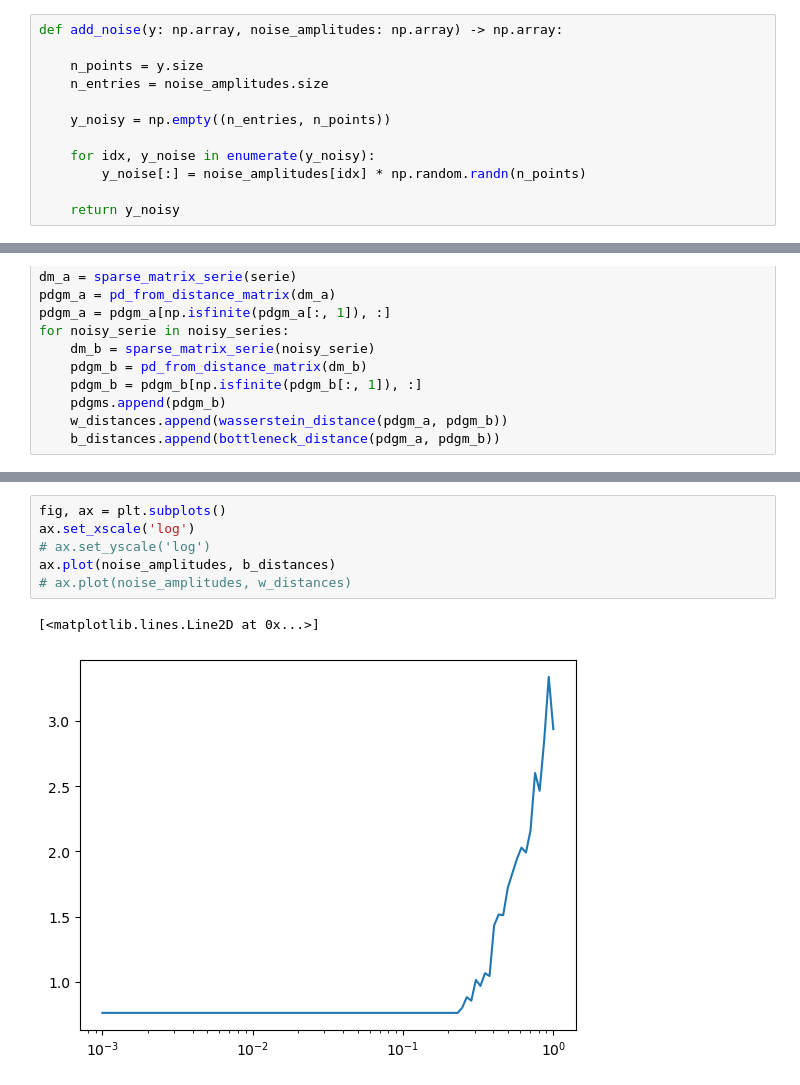
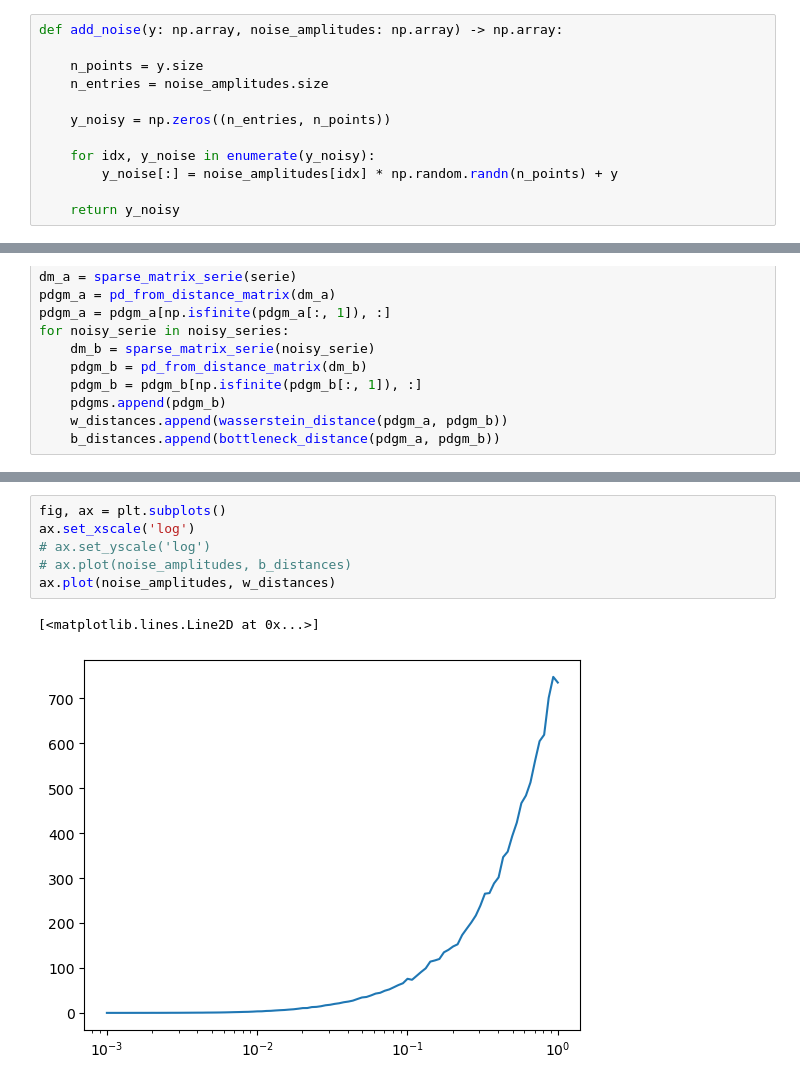
Before and after one commit to cosmic-hi-5/astropology, a Jupyter notebook: explore/distance.ipynb, the cells around one changed output, grey strips where cells are left out. Cells and saved outputs as stored; diff of their text form.

Commit message:
bug: correct function to add noise to a time series
In the past the function just returned noise rather than adding noise to the original time series

```diff
--- a/explore/distance.ipynb
+++ b/explore/distance.ipynb
@@ -18,10 +18,10 @@ def add_noise(y: np.array, noise_amplitudes: np.array) -> np.array:
     n_points = y.size
     n_entries = noise_amplitudes.size
 
-    y_noisy = np.empty((n_entries, n_points))
+    y_noisy = np.zeros((n_entries, n_points))
 
     for idx, y_noise in enumerate(y_noisy):
-        y_noise[:] = noise_amplitudes[idx] * np.random.randn(n_points)
+        y_noise[:] = noise_amplitudes[idx] * np.random.randn(n_points) + y
 
     return y_noisy
 # %%
@@ -52,9 +61,9 @@ plot_diagrams([pdgm_a, pdgms[-1]], labels = ['H0 Original', 'H0 Noisy'])
 # %%
 fig, ax = plt.subplots()
 ax.set_xscale('log')
 # ax.set_yscale('log')
-ax.plot(noise_amplitudes, b_distances)
-# ax.plot(noise_amplitudes, w_distances)
+# ax.plot(noise_amplitudes, b_distances)
+ax.plot(noise_amplitudes, w_distances)
 # %% [output]
 [<matplotlib.lines.Line2D at 0x...>]
-[figure, old version]
+[figure, new version]
```
Also changed, not shown: parts of 3 cells of this notebook.
